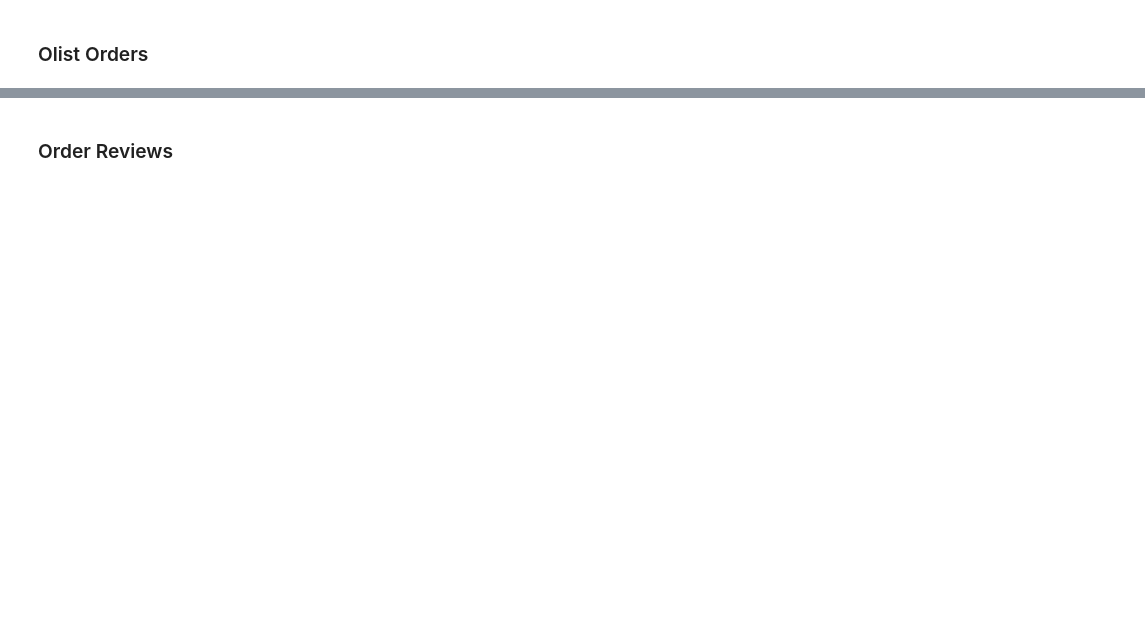
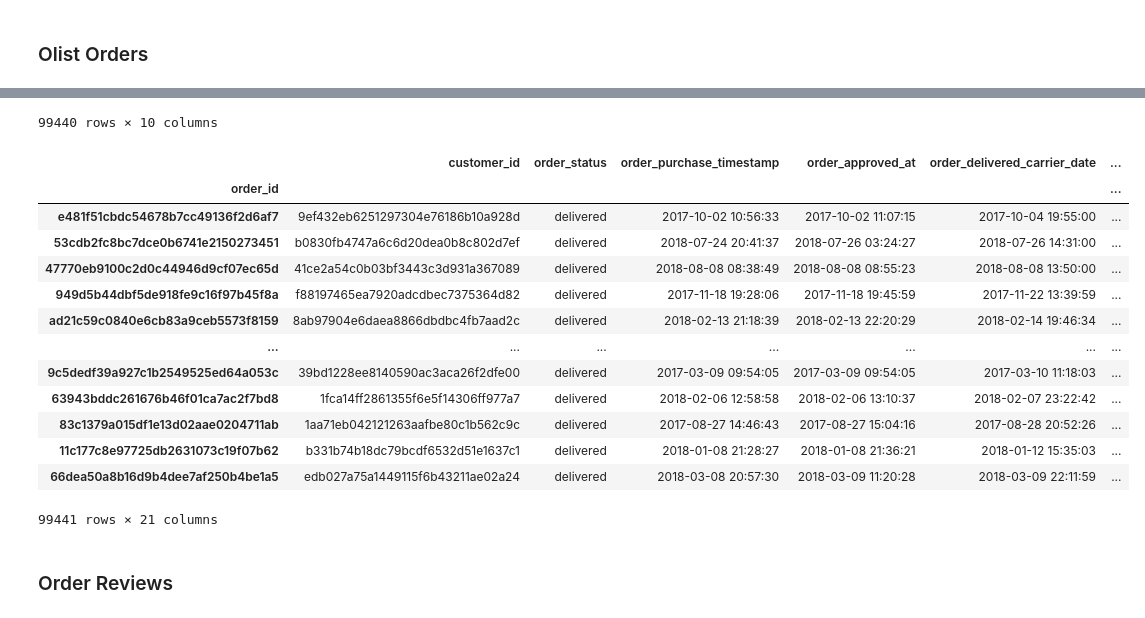
Before and after one commit to hilarylimyuxuan/Customer-Segmentation-Model, a Jupyter notebook: Olist Customer Segmentation Model.ipynb, the cells around one changed output, grey strips where cells are left out. Drawn from its saved outputs; the diff is of its cells as text; code cells hidden in the pictures; blank space fills up the shorter version.

```diff
--- a/Olist Customer Segmentation Model.ipynb
+++ b/Olist Customer Segmentation Model.ipynb
@@ -304,0 +479,3 @@ seller_order_geo.head()
+# %%
+# flattened order_payment_df
+order_payment_df.columns = order_payment_df.columns.to_series().str.join('_')
@@ -304,0 +523,8 @@ seller_order_geo.head()
+# %%
+# pivot with multiple aggregartions
+order_items_agg_df = order_items_df[['order_id', 'product_id', 'seller_id', 'price', 'freight_value']].copy()
+order_items_agg_df = pd.pivot_table(order_items_agg_df, index='order_id', aggfunc= {'product_id': 'count', 'seller_id': 'count', 'price': 'sum', 'freight_value': 'sum'})
+display(order_items_agg_df.head())
+
+# check the order id count
+print("Total order count:", len(order_items_agg_df.index))
@@ -304,0 +540,3 @@ seller_order_geo.head()
+# %%
+# rename columns in order_items_agg_df
+order_items_agg_df.rename(columns = {'product_id':'total_products', 'seller_id':'total_sellers_dealt'}, inplace = True)
@@ -304,0 +553,13 @@ seller_order_geo.head()
+# %%
+# merge order_payment_df and order_items_agg_df to order_df
+# merge order_payment_df and order_items_agg_df
+orders_overall_df = order_payment_df.join(order_items_agg_df)
+display(order_payment_df)
+
+# set index in order_df
+order_df.set_index("order_id", inplace = True)
+
+# merge again with order_df
+orders_overall_df = order_df.join(orders_overall_df)
+display(orders_overall_df)
+# %% [output]
@@ -305,3 +579,18 @@ seller_order_geo.head()
+99440 rows × 10 columns
+|  | customer_id | order_status | order_purchase_timestamp | order_approved_at | order_delivered_carrier_date | ... |
+| order_id |  |  |  |  |  | ... |
+| e481f51cbdc54678b7cc49136f2d6af7 | 9ef432eb6251297304e76186b10a928d | delivered | 2017-10-02 10:56:33 | 2017-10-02 11:07:15 | 2017-10-04 19:55:00 | ... |
+| 53cdb2fc8bc7dce0b6741e2150273451 | b0830fb4747a6c6d20dea0b8c802d7ef | delivered | 2018-07-24 20:41:37 | 2018-07-26 03:24:27 | 2018-07-26 14:31:00 | ... |
+| 47770eb9100c2d0c44946d9cf07ec65d | 41ce2a54c0b03bf3443c3d931a367089 | delivered | 2018-08-08 08:38:49 | 2018-08-08 08:55:23 | 2018-08-08 13:50:00 | ... |
+| 949d5b44dbf5de918fe9c16f97b45f8a | f88197465ea7920adcdbec7375364d82 | delivered | 2017-11-18 19:28:06 | 2017-11-18 19:45:59 | 2017-11-22 13:39:59 | ... |
+| ad21c59c0840e6cb83a9ceb5573f8159 | 8ab97904e6daea8866dbdbc4fb7aad2c | delivered | 2018-02-13 21:18:39 | 2018-02-13 22:20:29 | 2018-02-14 19:46:34 | ... |
+| ... | ... | ... | ... | ... | ... | ... |
+| 9c5dedf39a927c1b2549525ed64a053c | 39bd1228ee8140590ac3aca26f2dfe00 | delivered | 2017-03-09 09:54:05 | 2017-03-09 09:54:05 | 2017-03-10 11:18:03 | ... |
+| 63943bddc261676b46f01ca7ac2f7bd8 | 1fca14ff2861355f6e5f14306ff977a7 | delivered | 2018-02-06 12:58:58 | 2018-02-06 13:10:37 | 2018-02-07 23:22:42 | ... |
+| 83c1379a015df1e13d02aae0204711ab | 1aa71eb042121263aafbe80c1b562c9c | delivered | 2017-08-27 14:46:43 | 2017-08-27 15:04:16 | 2017-08-28 20:52:26 | ... |
+| 11c177c8e97725db2631073c19f07b62 | b331b74b18dc79bcdf6532d51e1637c1 | delivered | 2018-01-08 21:28:27 | 2018-01-08 21:36:21 | 2018-01-12 15:35:03 | ... |
+| 66dea50a8b16d9b4dee7af250b4be1a5 | edb027a75a1449115f6b43211ae02a24 | delivered | 2018-03-08 20:57:30 | 2018-03-09 11:20:28 | 2018-03-09 22:11:59 | ... |
+99441 rows × 21 columns
 # %% [markdown]
 ### Order Reviews
 # %%
```
Also changed, not shown: parts of 19 cells of this notebook.
